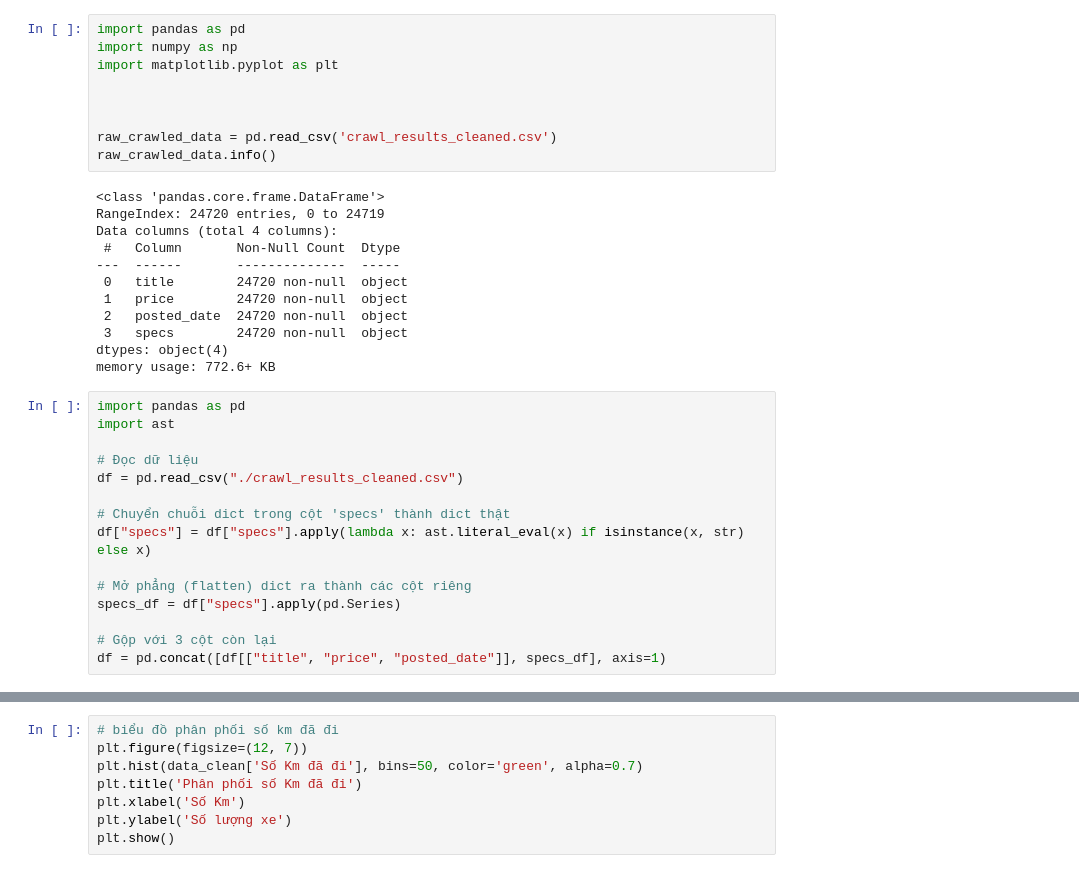
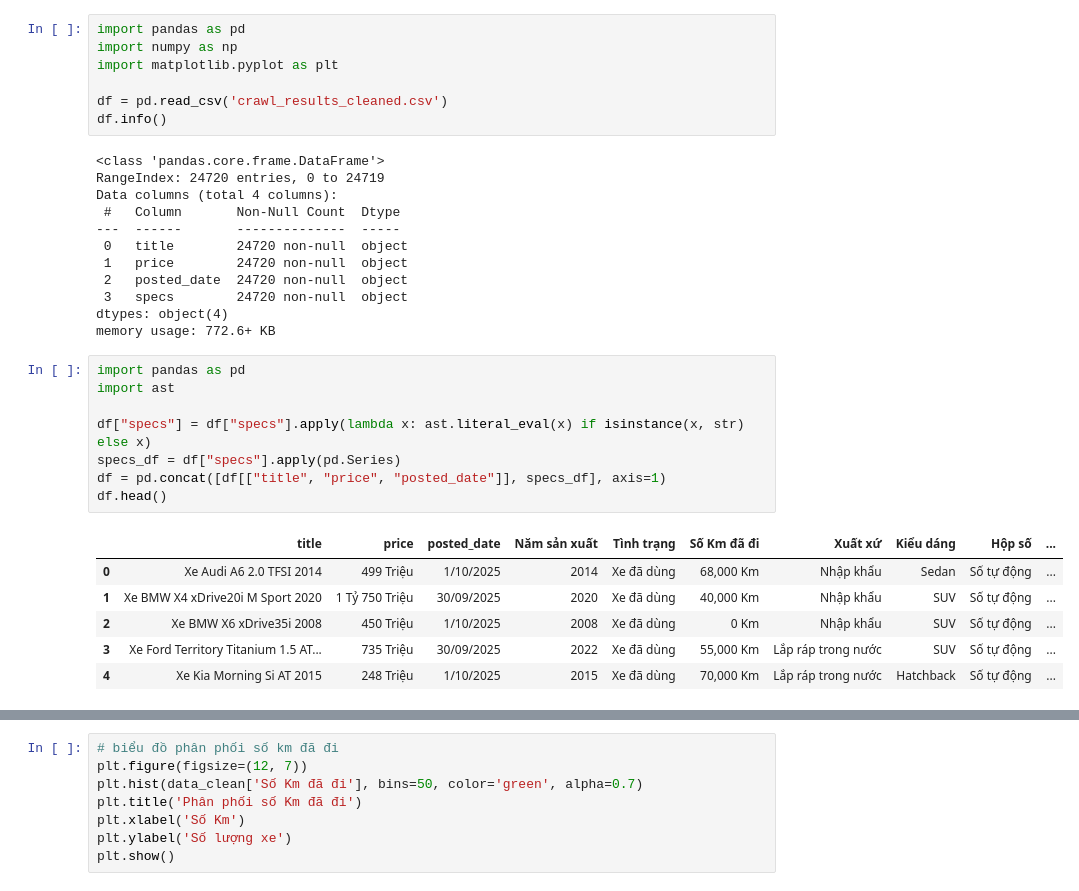
Before and after one commit to tvantoan/Data-Science-Group-10, a Jupyter notebook: BTL01 - bonbanh.com/index.ipynb, the cells around one changed output, grey strips where cells are left out. Drawn from its saved outputs; the diff is of its cells as text.

```diff
--- a/BTL01 - bonbanh.com/index.ipynb
+++ b/BTL01 - bonbanh.com/index.ipynb
@@ -3,10 +3,8 @@ import pandas as pd
 import numpy as np
 import matplotlib.pyplot as plt
 
-
-
-raw_crawled_data = pd.read_csv('crawl_results_cleaned.csv')
-raw_crawled_data.info()
+df = pd.read_csv('crawl_results_cleaned.csv')
+df.info()
 # %% [output]
 <class 'pandas.core.frame.DataFrame'>
 RangeIndex: 24720 entries, 0 to 24719
@@ -22,15 +20,15 @@ memory usage: 772.6+ KB
 # %%
 import pandas as pd
 import ast
 
-# Đọc dữ liệu
-df = pd.read_csv("./crawl_results_cleaned.csv")
-
-# Chuyển chuỗi dict trong cột 'specs' thành dict thật
 df["specs"] = df["specs"].apply(lambda x: ast.literal_eval(x) if isinstance(x, str) else x)
-
-# Mở phẳng (flatten) dict ra thành các cột riêng
 specs_df = df["specs"].apply(pd.Series)
-
-# Gộp với 3 cột còn lại
 df = pd.concat([df[["title", "price", "posted_date"]], specs_df], axis=1)
+df.head()
+# %% [output]
+|  | title | price | posted_date | Năm sản xuất | Tình trạng | Số Km đã đi | Xuất xứ | Kiểu dáng | Hộp số | ... |
+| 0 | Xe Audi A6 2.0 TFSI 2014 | 499 Triệu | 1/10/2025 | 2014 | Xe đã dùng | 68,000 Km | Nhập khẩu | Sedan | Số tự động | ... |
+| 1 | Xe BMW X4 xDrive20i M Sport 2020 | 1 Tỷ 750 Triệu | 30/09/2025 | 2020 | Xe đã dùng | 40,000 Km | Nhập khẩu | SUV | Số tự động | ... |
+| 2 | Xe BMW X6 xDrive35i 2008 | 450 Triệu | 1/10/2025 | 2008 | Xe đã dùng | 0 Km | Nhập khẩu | SUV | Số tự động | ... |
+| 3 | Xe Ford Territory Titanium 1.5 AT... | 735 Triệu | 30/09/2025 | 2022 | Xe đã dùng | 55,000 Km | Lắp ráp trong nước | SUV | Số tự động | ... |
+| 4 | Xe Kia Morning Si AT 2015 | 248 Triệu | 1/10/2025 | 2015 | Xe đã dùng | 70,000 Km | Lắp ráp trong nước | Hatchback | Số tự động | ... |
```
Also changed, not shown: parts of 13 cells of this notebook, 4 other files.
